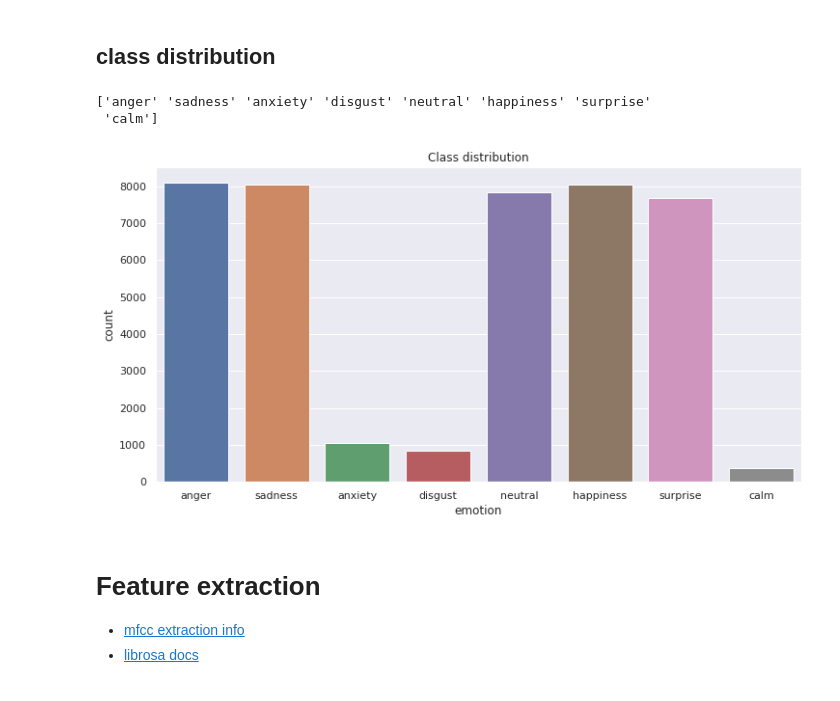
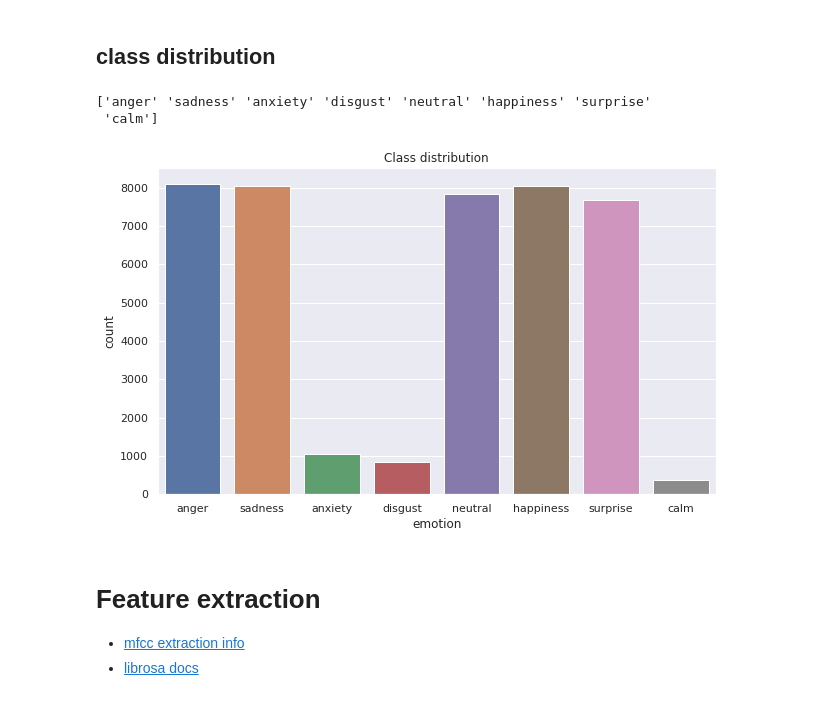
Before and after one commit to mikolajm190/python_SER_DL, a Jupyter notebook: src/cross_corpus_SER.ipynb, the cells around one changed output. Cells and saved outputs as stored; diff of their text form; code cells hidden in the pictures.

```diff
--- a/src/cross_corpus_SER.ipynb
+++ b/src/cross_corpus_SER.ipynb
@@ -94,23 +92,23 @@ df
 # %%
 import seaborn as sns
 import matplotlib.pyplot as plt
 
 # class imbalance plot
 def class_imbalance_plot():
     print(df['emotion'].unique())
-    plt.figure(figsize = (12,6))
+    plt.figure(figsize = (10,6))
     sns.set_theme(style='darkgrid')
     sns.countplot(x = 'emotion', data = df)
     plt.title('Class distribution')
     plt.savefig(imgs_path + 'class_distribution.png')
     plt.show()
     return
 
 class_imbalance_plot()
 # %% [output]
 ['anger' 'sadness' 'anxiety' 'disgust' 'neutral' 'happiness' 'surprise'
  'calm']
-[figure, old version]
+[figure, new version]
 # %% [markdown]
 # Feature extraction
 
```
Also changed, not shown: parts of 1 cell of this notebook, 4 other files.
